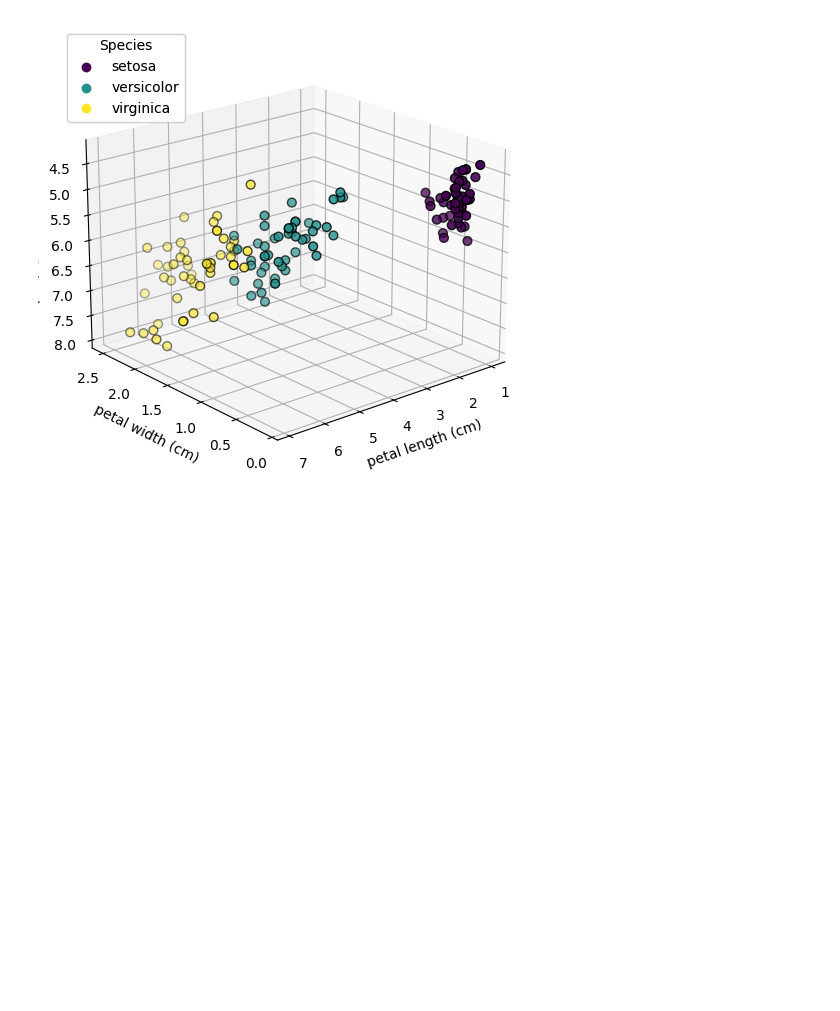
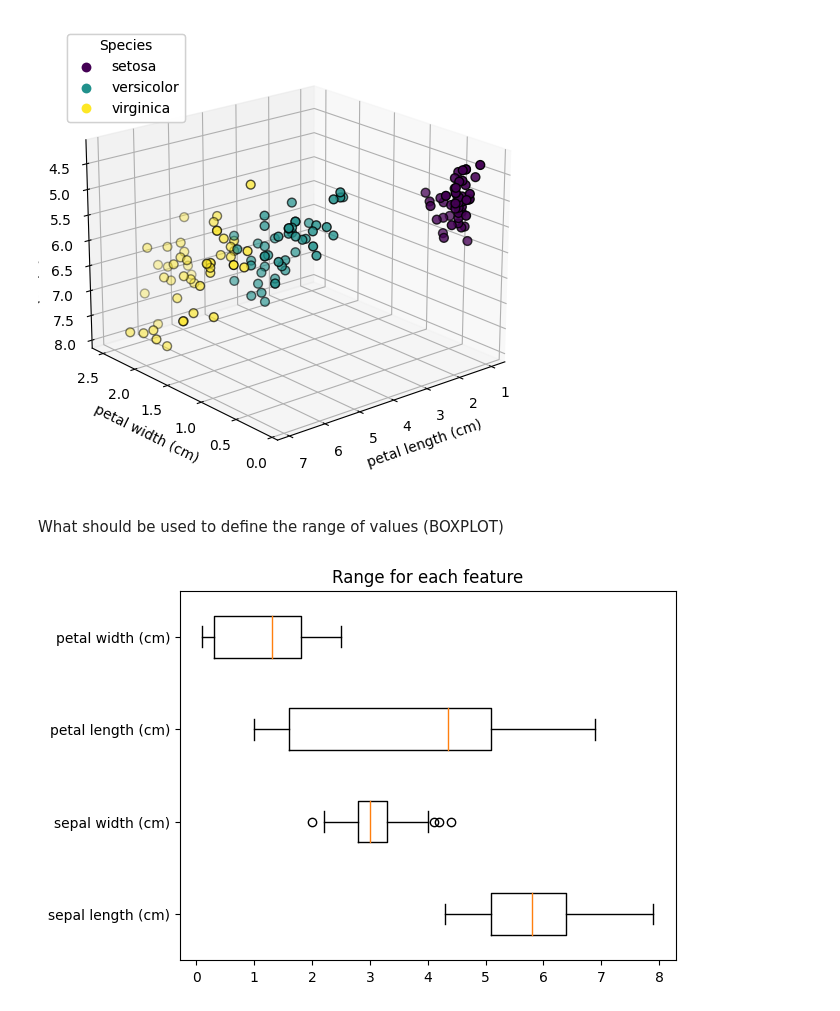
Before and after one commit to dimiporf/Contemporary-Approach-on-Programming-Lanuages---Scripts-for-University-of-Derby--Thesis-2023, a Jupyter notebook: datavis_100567030.ipynb, the cells around one changed output. Drawn from its saved outputs; the diff is of its cells as text; code cells hidden in the pictures; blank space fills up the shorter version.

```diff
--- a/datavis_100567030.ipynb
+++ b/datavis_100567030.ipynb
@@ -184,3 +184,11 @@ ax.view_init(elev=-160, azim=130)
 plt.show()
 # %% [output]
 [figure]
+# %% [markdown]
+What should be used to define the range of values (BOXPLOT)
+# %%
+plt.boxplot(iris_x, labels=iris_x_labels, vert=False)
+plt.title("Range for each feature")
+plt.show()
+# %% [output]
+[figure, added]
```
Also changed, not shown: parts of 6 cells of this notebook.
